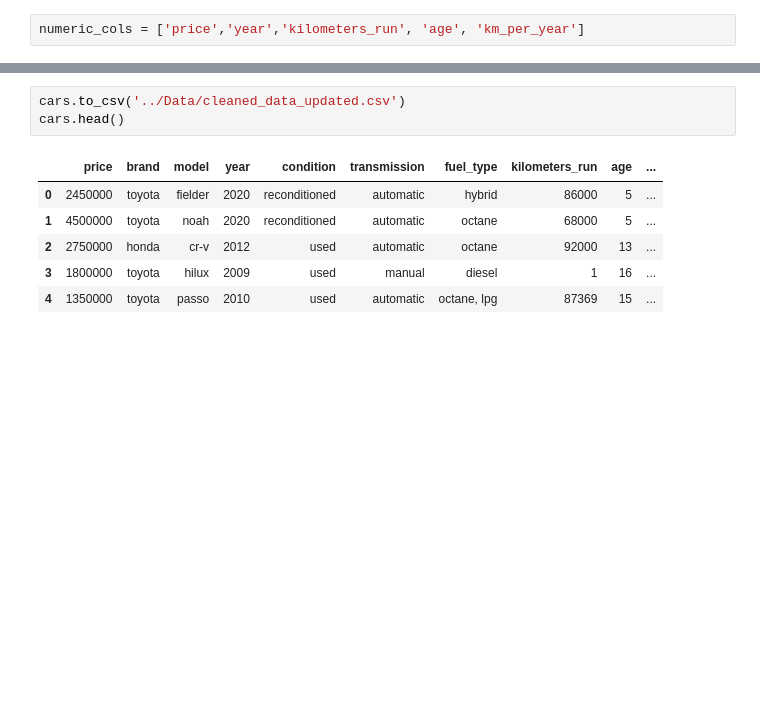
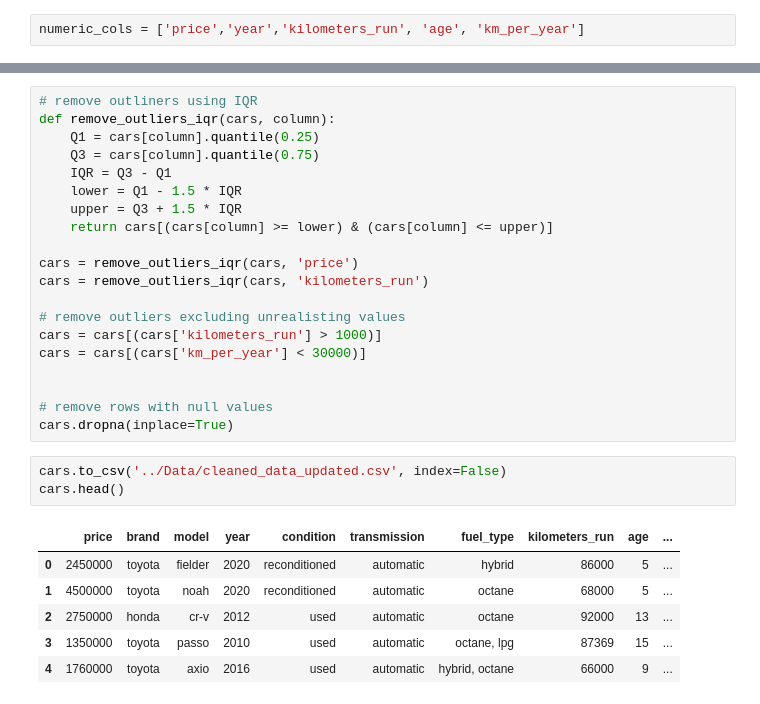
Before and after one commit to RatulInnovates/Used-Car-Price-Prediction-Model, a Jupyter notebook: Notebooks/EDA.ipynb, the cells around one changed output, grey strips where cells are left out. Saved outputs shown, nothing was run; the diff lists cells and outputs as text; blank space fills up the shorter version.

Commit message:
Outliers removed

```diff
--- a/Notebooks/EDA.ipynb
+++ b/Notebooks/EDA.ipynb
@@ -200,10 +183,30 @@ plt.show()
+# %%
+# remove outliners using IQR
+def remove_outliers_iqr(cars, column):
+    Q1 = cars[column].quantile(0.25)
+    Q3 = cars[column].quantile(0.75)
+    IQR = Q3 - Q1
+    lower = Q1 - 1.5 * IQR
+    upper = Q3 + 1.5 * IQR
+    return cars[(cars[column] >= lower) & (cars[column] <= upper)]
+
+cars = remove_outliers_iqr(cars, 'price')
+cars = remove_outliers_iqr(cars, 'kilometers_run')
+
+# remove outliers excluding unrealisting values
+cars = cars[(cars['kilometers_run'] > 1000)]
+cars = cars[(cars['km_per_year'] < 30000)]
+
+
+# remove rows with null values
+cars.dropna(inplace=True)
 # %%
-cars.to_csv('../Data/cleaned_data_updated.csv')
+cars.to_csv('../Data/cleaned_data_updated.csv', index=False)
 cars.head()
 # %% [output]
 |  | price | brand | model | year | condition | transmission | fuel_type | kilometers_run | age | ... |
 | 0 | 2450000 | toyota | fielder | 2020 | reconditioned | automatic | hybrid | 86000 | 5 | ... |
 | 1 | 4500000 | toyota | noah | 2020 | reconditioned | automatic | octane | 68000 | 5 | ... |
 | 2 | 2750000 | honda | cr-v | 2012 | used | automatic | octane | 92000 | 13 | ... |
-| 3 | 1800000 | toyota | hilux | 2009 | used | manual | diesel | 1 | 16 | ... |
-| 4 | 1350000 | toyota | passo | 2010 | used | automatic | octane, lpg | 87369 | 15 | ... |
+| 3 | 1350000 | toyota | passo | 2010 | used | automatic | octane, lpg | 87369 | 15 | ... |
+| 4 | 1760000 | toyota | axio | 2016 | used | automatic | hybrid, octane | 66000 | 9 | ... |
```
Also changed, not shown: parts of 10 cells of this notebook.
